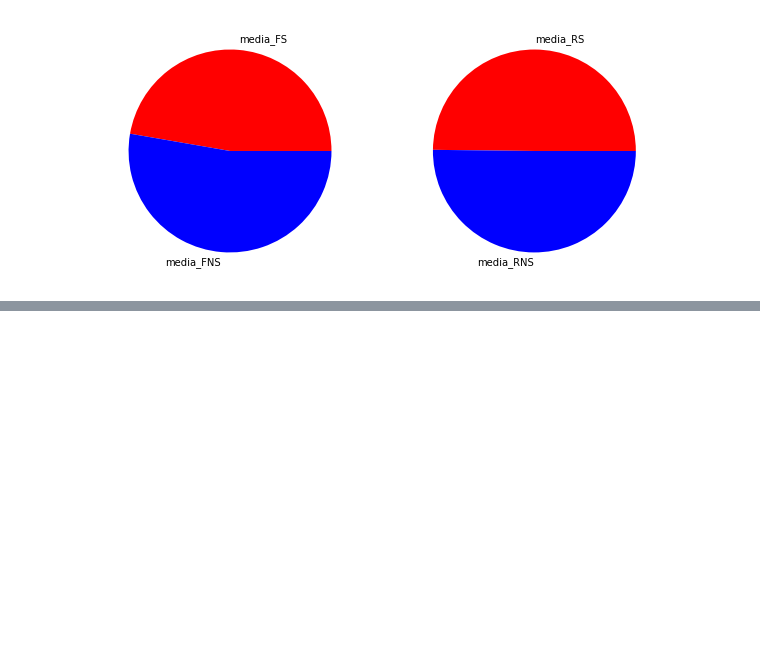
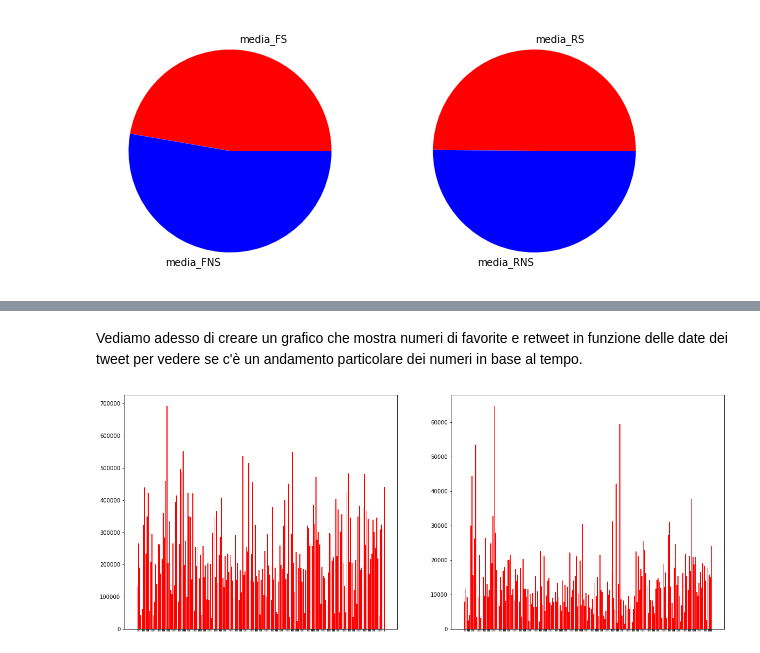
Before and after one commit to Gallo00/Tutorial-API-twitter-ita, a Jupyter notebook: Tutorial.ipynb, the cells around one changed output, grey strips where cells are left out. Cells and saved outputs as stored; diff of their text form; code cells hidden in the pictures; blank space fills up the shorter version.

```diff
--- a/Tutorial.ipynb
+++ b/Tutorial.ipynb
@@ -371,0 +469,27 @@ Possiamo affermare(in base agli ultimi 200 tweet) che effettivamente i seguaci d
+# %% [markdown]
+Vediamo adesso di creare un grafico che mostra numeri di favorite e retweet in funzione delle date dei tweet per vedere se c'è un andamento particolare dei numeri in base al tempo.
+# %%
+from datetime import datetime
+
+tweet_ordinati_per_data = sorted(campione, key=lambda x: datetime.
+                 strftime(datetime.strptime(x.created_at,'%a %b %d %H:%M:%S +0000 %Y'), '%Y-%m-%d %H:%M:%S') , reverse=True)
+date = []
+favs = []
+ret = []
+for t in tweet_ordinati_per_data:
+    date.append(datetime.
+                 strftime(datetime.strptime(t.created_at,'%a %b %d %H:%M:%S +0000 %Y'), '%Y-%m-%d %H:%M:%S'))
+    favs.append(t.favorite_count)
+    ret.append(t.retweet_count)
+
+fig, (bar1,bar2) = plt.subplots(1,2,figsize=(20,8))
+width=0.8
+
+bar1.bar(date,favs,width,color='r')
+bar2.bar(date,ret,width,color='r')
+
+bar1.set_xticklabels([])
+bar2.set_xticklabels([])
+plt.show()
+# %% [output]
+[figure, added]
```
Also changed, not shown: parts of 23 cells of this notebook.
